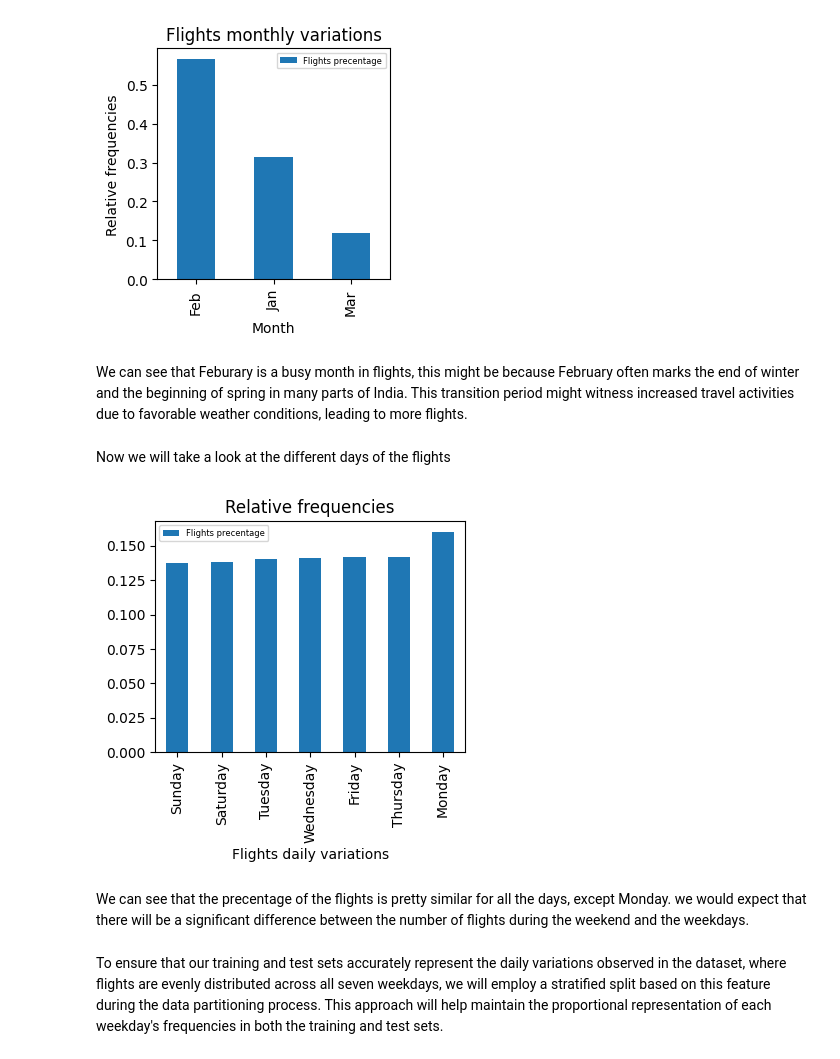
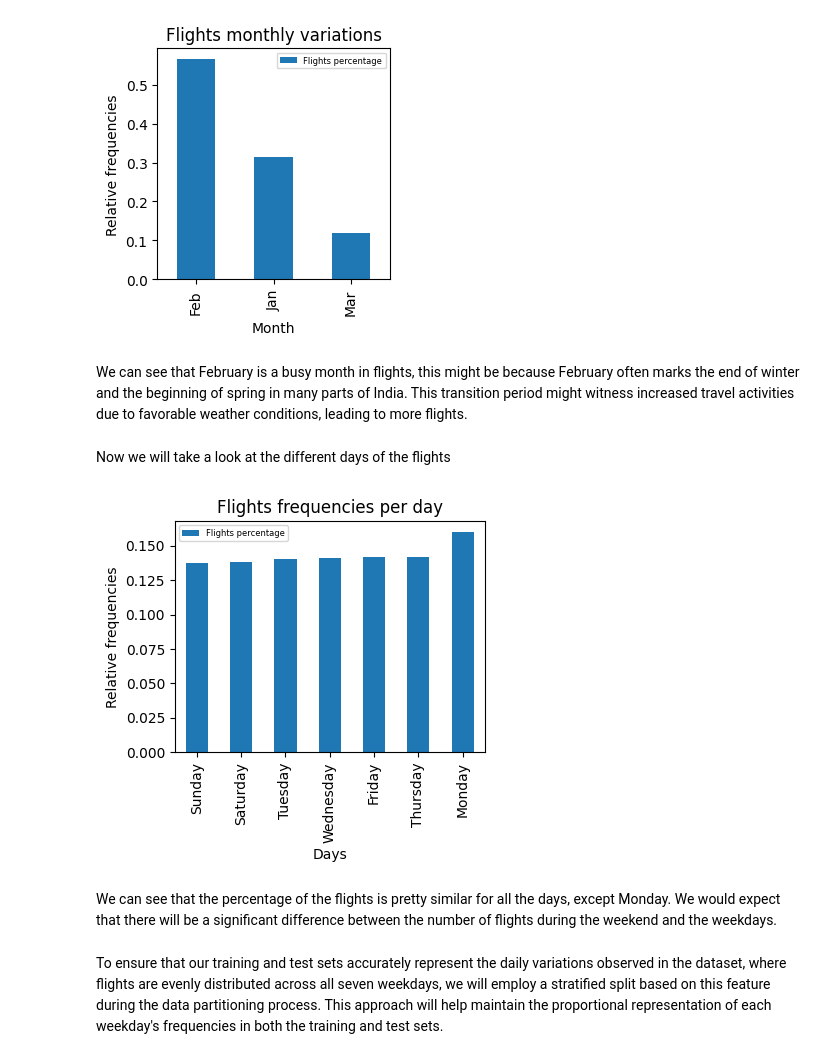
Before and after one commit to NoamGini/Tabular-data-science---Airfare, a Jupyter notebook: Pipeline.ipynb, the cells around one changed output. Drawn from its saved outputs; the diff is of its cells as text; code cells hidden in the pictures.

```diff
--- a/Pipeline.ipynb
+++ b/Pipeline.ipynb
@@ -153,20 +150,20 @@ plt.show()
 # %% [output]
 [figure]
 # %% [markdown]
-We can see that Feburary is a busy month in flights, this might be because February often marks the end of winter and the beginning of spring in many parts of India. This transition period might witness increased travel activities due to favorable weather conditions, leading to more flights.
+We can see that February is a busy month in flights, this might be because February often marks the end of winter and the beginning of spring in many parts of India. This transition period might witness increased travel activities due to favorable weather conditions, leading to more flights.
 # %% [markdown]
 Now we will take a look at the different days of the flights
 # %%
 plt.figure(figsize=(4, 3))
 dtf.Journey_day.value_counts(normalize = True, ascending = True).plot(kind="bar",
- title = "Relative frequencies",xlabel = "Flights daily variations", label = "Flights precentage")
+ title = "Flights frequencies per day",xlabel = "Days", ylabel = "Relative frequencies", label = "Flights percentage")
 plt.legend(prop={'size': 6})
 plt.show()
 # %% [output]
-[figure, old version]
+[figure, new version]
 # %% [markdown]
-We can see that the precentage of the flights is pretty similar for all the days, except Monday.
-we would expect that there will be a significant difference between the number of flights during the weekend and the weekdays.
+We can see that the percentage of the flights is pretty similar for all the days, except Monday.
+We would expect that there will be a significant difference between the number of flights during the weekend and the weekdays.
 # %% [markdown]
 To ensure that our training and test sets accurately represent the daily variations observed in the dataset, where flights are evenly distributed across all seven weekdays, we will employ a stratified split based on this feature during the data partitioning process. This approach will help maintain the proportional representation of each weekday's frequencies in both the training and test sets.
 # %% [markdown]
```
Also changed, not shown: parts of 22 cells of this notebook.
